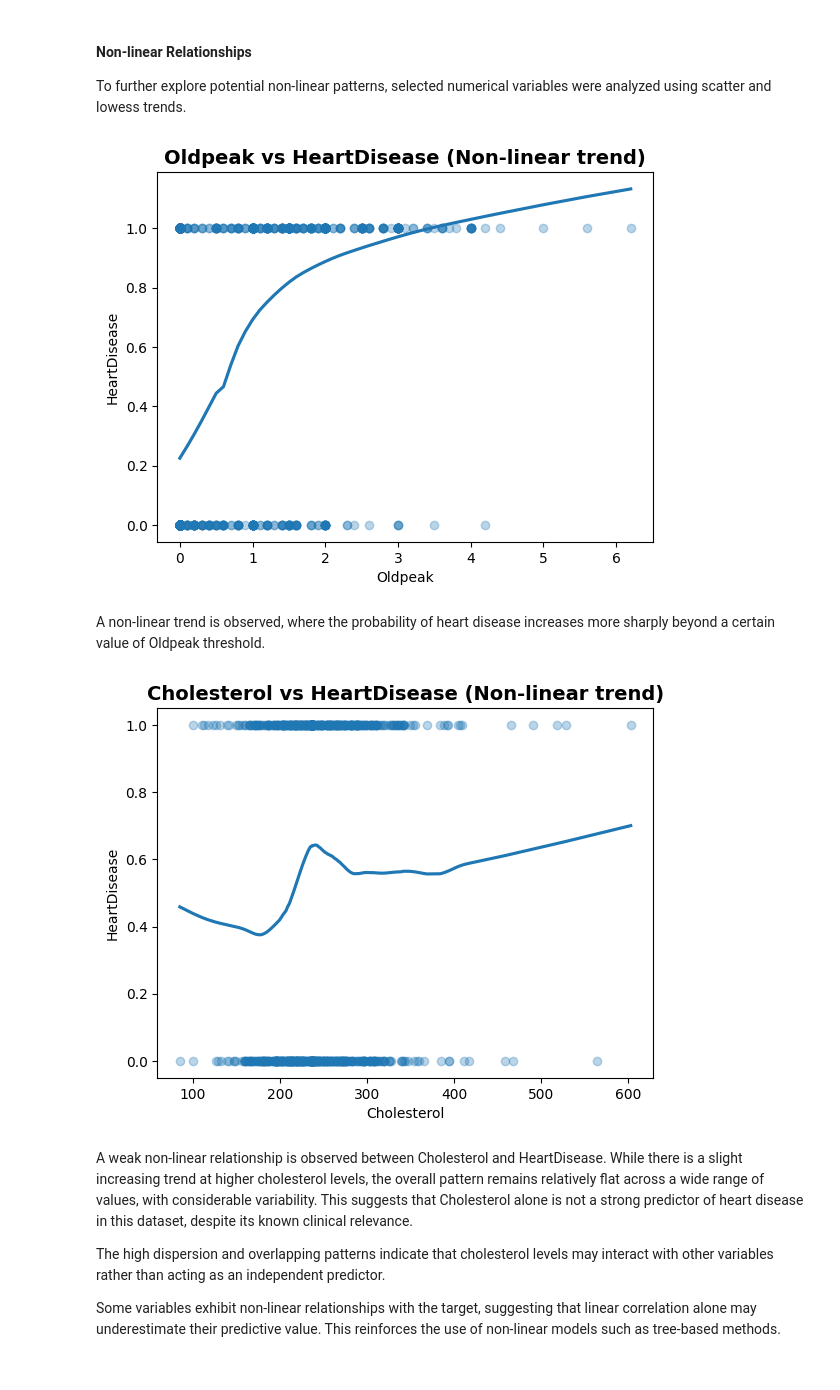
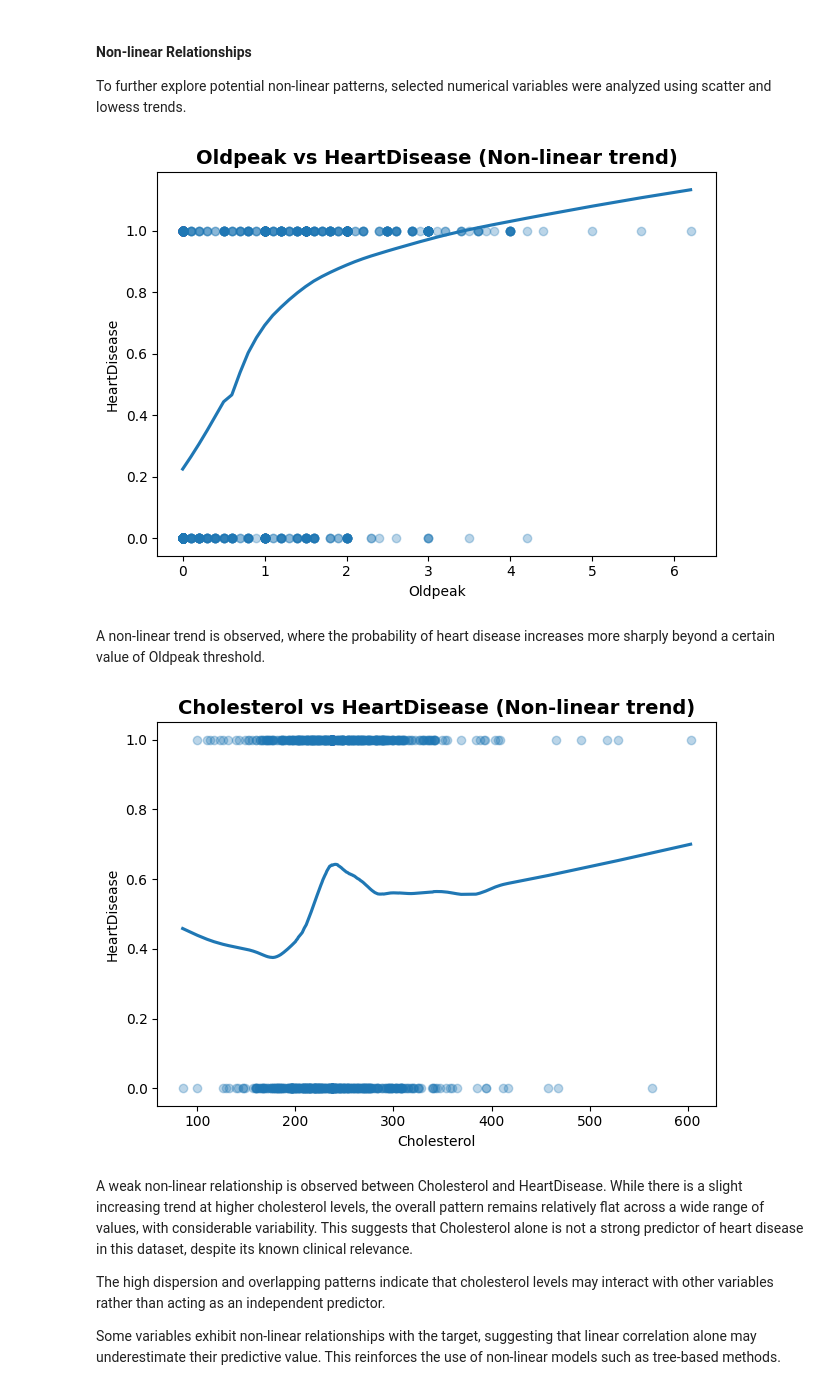
Before and after one commit to biotechwithdata/REPO, a Jupyter notebook: heart-disease-risk-analysis/notebook/heart_disease_risk_analysis.ipynb, the cells around one changed output. Cells and saved outputs as stored; diff of their text form; code cells hidden in the pictures.

```diff
--- a/heart-disease-risk-analysis/notebook/heart_disease_risk_analysis.ipynb
+++ b/heart-disease-risk-analysis/notebook/heart_disease_risk_analysis.ipynb
@@ -790,23 +753,19 @@ To further explore potential non-linear patterns, selected numerical variables w
 # %%
 sns.regplot(
     x="Oldpeak",
     y="HeartDisease",
     data=df,
     lowess=True,
     scatter_kws={'alpha':0.3}
 )
 plt.title("Oldpeak vs HeartDisease (Non-linear trend)",
           fontweight="bold",
           fontsize=14)
-
-plt.savefig('images/relationship-oldpeak-vs-heart-disease.png',
-    dpi=300,
-    bbox_inches='tight'
-)
+plt.tight_layout()
 
 plt.show()
 # %% [output]
-[figure, old version]
+[figure, new version]
 # %% [markdown]
 A non-linear trend is observed, where the probability of heart disease increases more sharply beyond a certain value of Oldpeak threshold.
 # %%
@@ -820,15 +779,11 @@ sns.regplot(
 plt.title("Cholesterol vs HeartDisease (Non-linear trend)",
           fontweight="bold",
           fontsize=14)
-
-plt.savefig('images/relationship-cholesterol-vs-heart-disease.png',
-    dpi=300,
-    bbox_inches='tight'
-)
+plt.tight_layout()
 
 plt.show()
 # %% [output]
-[figure, old version]
+[figure, new version]
 # %% [markdown]
 A weak non-linear relationship is observed between Cholesterol and HeartDisease. While there is a slight increasing trend at higher cholesterol levels, the overall pattern remains relatively flat across a wide range of values, with considerable variability. This suggests that Cholesterol alone is not a strong predictor of heart disease in this dataset, despite its known clinical relevance.
 
```
Also changed, not shown: parts of 18 cells of this notebook.
